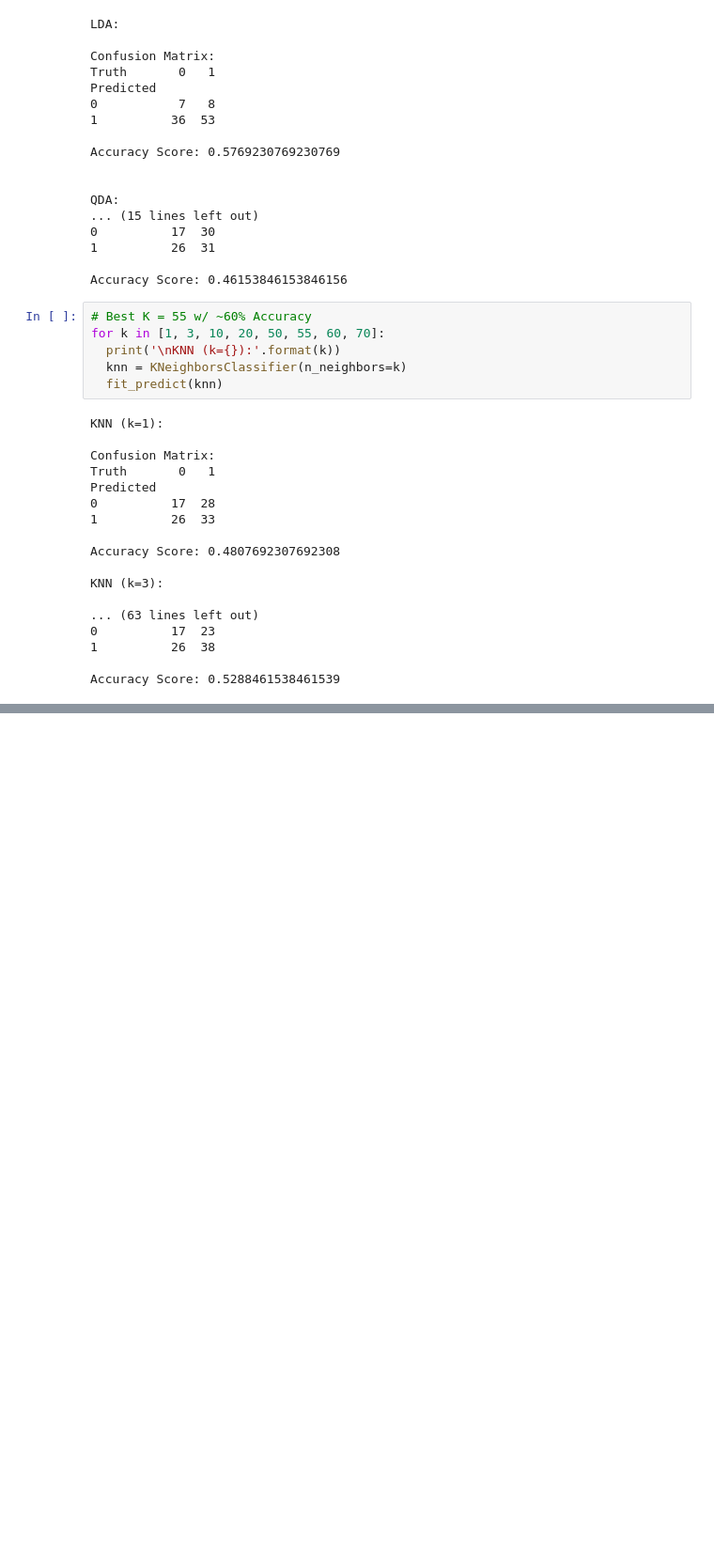
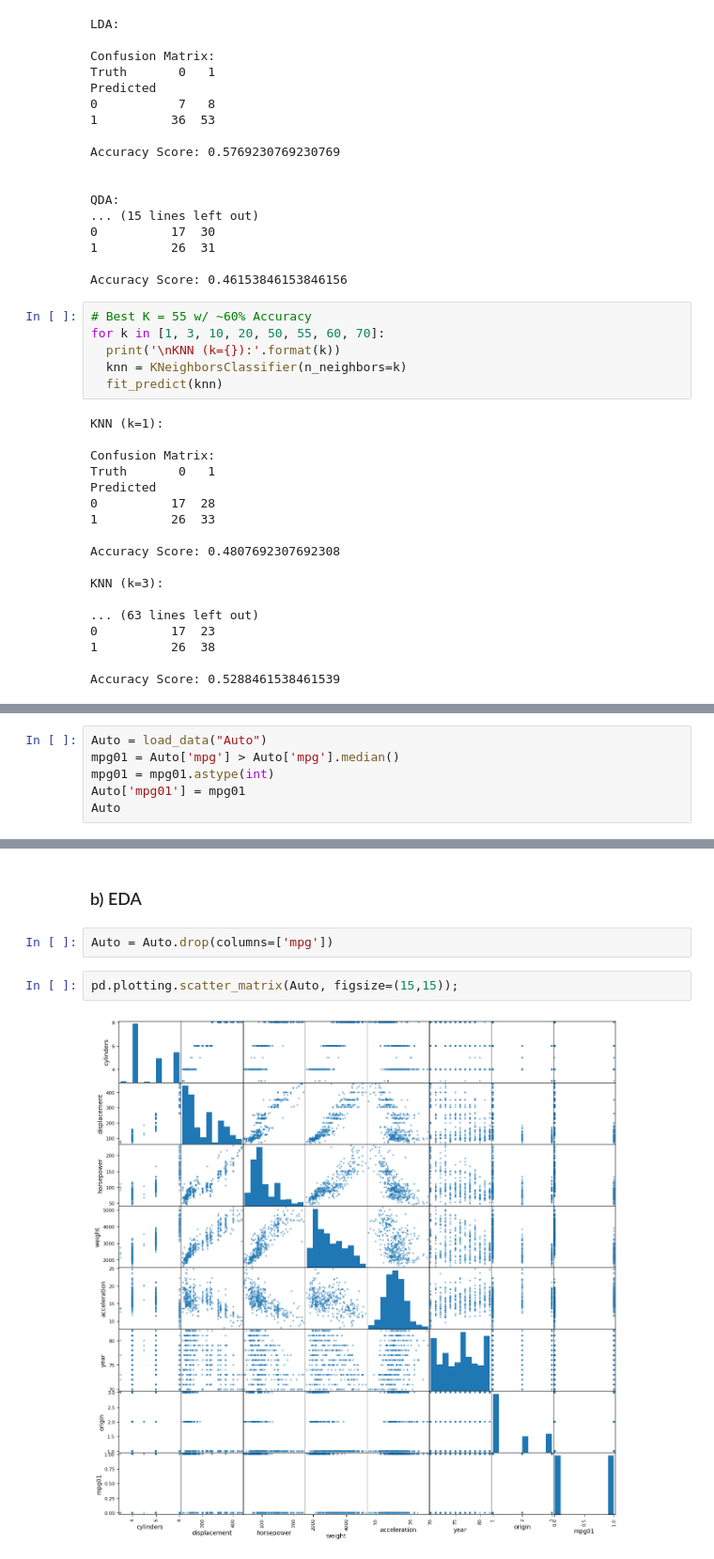
Before and after one commit to NDubelovskyi/ISLP, a Jupyter notebook: Chapter 4 Application.ipynb, the cells around one changed output, grey strips where cells are left out. Shown at 94% size. Cells and saved outputs as stored; diff of their text form; blank space fills up the shorter version.

Commit message:
Chapter 4 Application. Auto Dataset

```diff
--- a/Chapter 4 Application.ipynb
+++ b/Chapter 4 Application.ipynb
@@ -439,0 +445,6 @@ Accuracy Score: 0.5288461538461539
+# %%
+Auto = load_data("Auto")
+mpg01 = Auto['mpg'] > Auto['mpg'].median()
+mpg01 = mpg01.astype(int)
+Auto['mpg01'] = mpg01
+Auto
@@ -439,0 +466,8 @@ Accuracy Score: 0.5288461538461539
+# %% [markdown]
+### b) EDA
+# %%
+Auto = Auto.drop(columns=['mpg'])
+# %%
+pd.plotting.scatter_matrix(Auto, figsize=(15,15));
+# %% [output]
+[figure, added]
```
Also changed, not shown: parts of 23 cells of this notebook.
